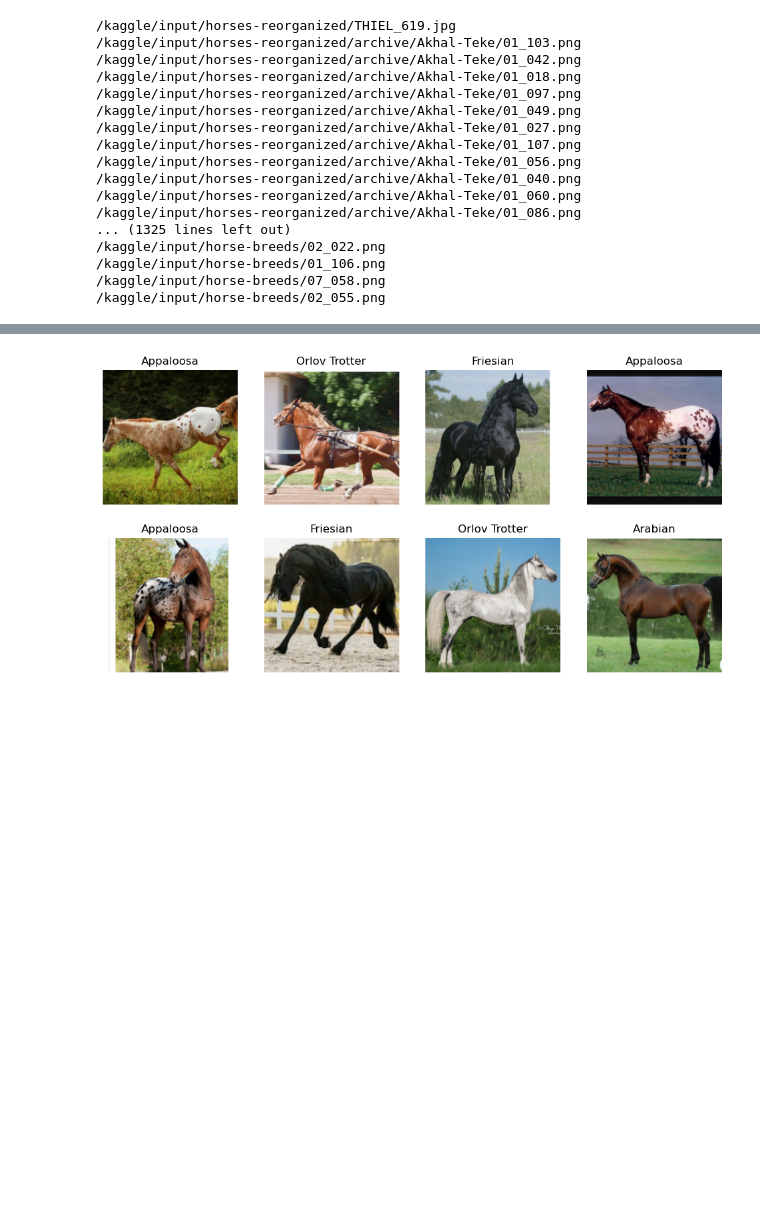
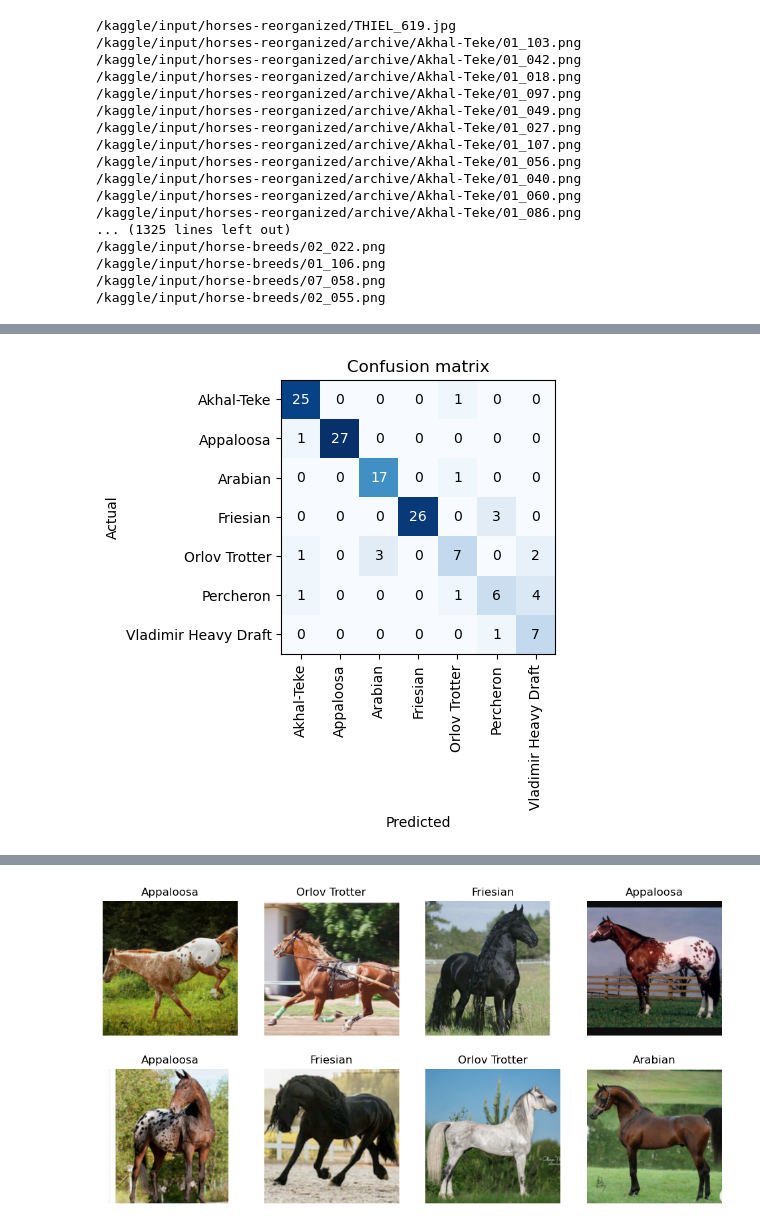
Before and after one commit to mgrau42/Kaggle-Notebooks-Drafts-, a Jupyter notebook: Horse_Recognizer.ipynb, the cells around one changed output, grey strips where cells are left out. Saved outputs shown, nothing was run; the diff lists cells and outputs as text; code cells hidden in the pictures; blank space fills up the shorter version.

```diff
--- a/Horse_Recognizer.ipynb
+++ b/Horse_Recognizer.ipynb
@@ -74,0 +87,4 @@ learn.export('model.pkl')
+# %%
+interp = ClassificationInterpretation.from_learner(learn)
+interp.plot_confusion_matrix()
+# %% [output]
@@ -75,3 +93,4 @@ learn.export('model.pkl')
+[figure, added]
 # %% [markdown]
 ![THIEL_619.jpg](attachment:e0bc8f76-a736-476b-9da2-e5992e9d73de.jpg)
 # %%
```
Also changed, not shown: parts of 7 cells of this notebook.
